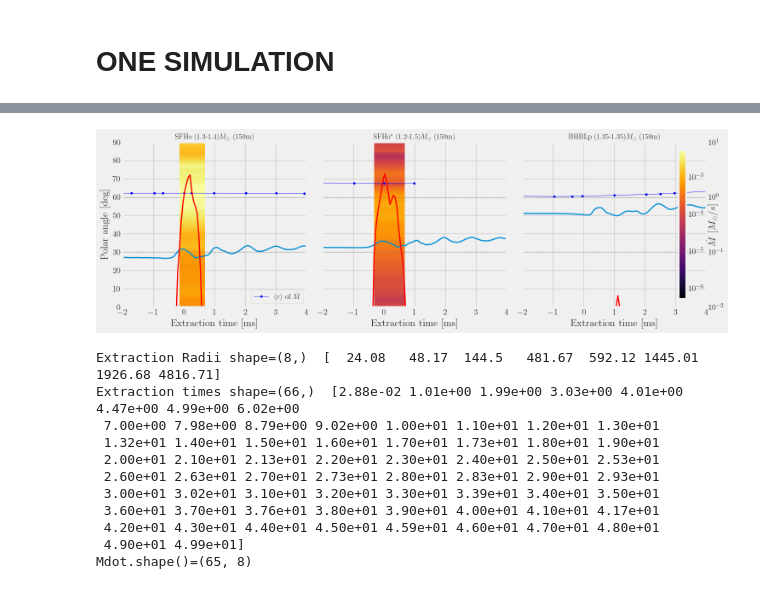
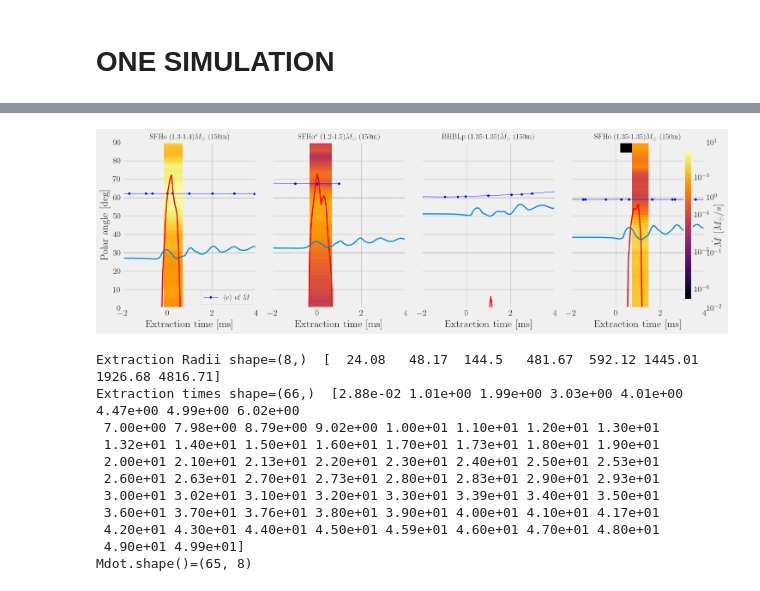
Before and after one commit to vsevolodnedora/PBA_projects, a Jupyter notebook: knafg/knafg_kenta/ejecta_analysis.ipynb, the cells around one changed output, grey strips where cells are left out. Saved outputs shown, nothing was run; the diff lists cells and outputs as text; code cells hidden in the pictures.

Commit message:
added sfho q=1

```diff
--- a/knafg/knafg_kenta/ejecta_analysis.ipynb
+++ b/knafg/knafg_kenta/ejecta_analysis.ipynb
@@ -594,35 +662,36 @@ def plot_mdot2(sim_dics : list[dict],ylim=(0, 90), ylim2=(1e-5, 3e1), xlim=(-2,
         rho_max = data.df_rho[f"rho_max"]
         ax2.plot(data.df_rho["time"] - tmerg, rho_max/rho_max.max(), label=r"$\rho_{\rm max}$", lw=2)
         ax2.plot(data.df_mdot["time"] - tret - tmerg, data.df_mdot[f"mdot_{key}_r{rext}"] * 1000,color="red", lw=2, label=r"$\dot{M}$")
         # ax2.set_ylim(1e-5,1e0)
         ax2.set_yscale("log")
         # ax2.legend()
         ax2.grid(color='gray',ls='--',alpha=.5)
 
         ax.set_xlim(5,25)
 
         if len(ylim) > 0 : ax.set_ylim(*ylim)
         if len(ylim2) > 0 : ax2.set_ylim(*ylim2)
         if len(xlim) > 0 : ax.set_xlim(*xlim)
 
         ax.set_title(sim_dic['label'], fontsize=12)#(r"$\dot{M}$ vs $\rho_{\rm max}$" + f" for {sim_dic['label']}", fontsize=14)
 
         if i!=len(sim_dics)-1:
             ax2.yaxis.set_ticklabels([])
         if i == 0:
             ax.legend(fontsize=12,loc='lower right')
     axes[0].set_ylabel("Polar angle [deg]")
     fig.colorbar(_c, ax=axes[-1],shrink=0.9,pad=.1,label=r"$\dot{M}$ $[M_{\odot}/s]$")
     plt.tight_layout()
     plt.savefig(figs+"mdot_theta_time_and_rho.png",dpi=256)
     plt.savefig(pdfs+"mdot_theta_time_and_rho.pdf")
     plt.show()
 plot_mdot2(sim_dics=[SIMULATIONS["SFHo_13_14_res150"],
                      SIMULATIONS["SFHo_12_15_res150_B15_HLLD"],
-                     SIMULATIONS["BHBLp_135_135_res150"]],
+                     SIMULATIONS["BHBLp_135_135_res150"],
+                     SIMULATIONS["SFHo_135_135_res150_new"]],
            ylim=(0, 90), ylim2=(1e-2, 1e1), xlim=(-2, 4), rext=592, key="fast")
 # %% [output]
-[figure, old version]
+[figure, new version]
 # %%
 # Collate new Mdot Files (USE ONLY ONCE)
 #ej = ProcessRaw(simumlation = SIMULATIONS["SFHo_12_15_res150_B15_HLLD"])
```
Also changed, not shown: parts of 13 cells of this notebook, 1 other file.
